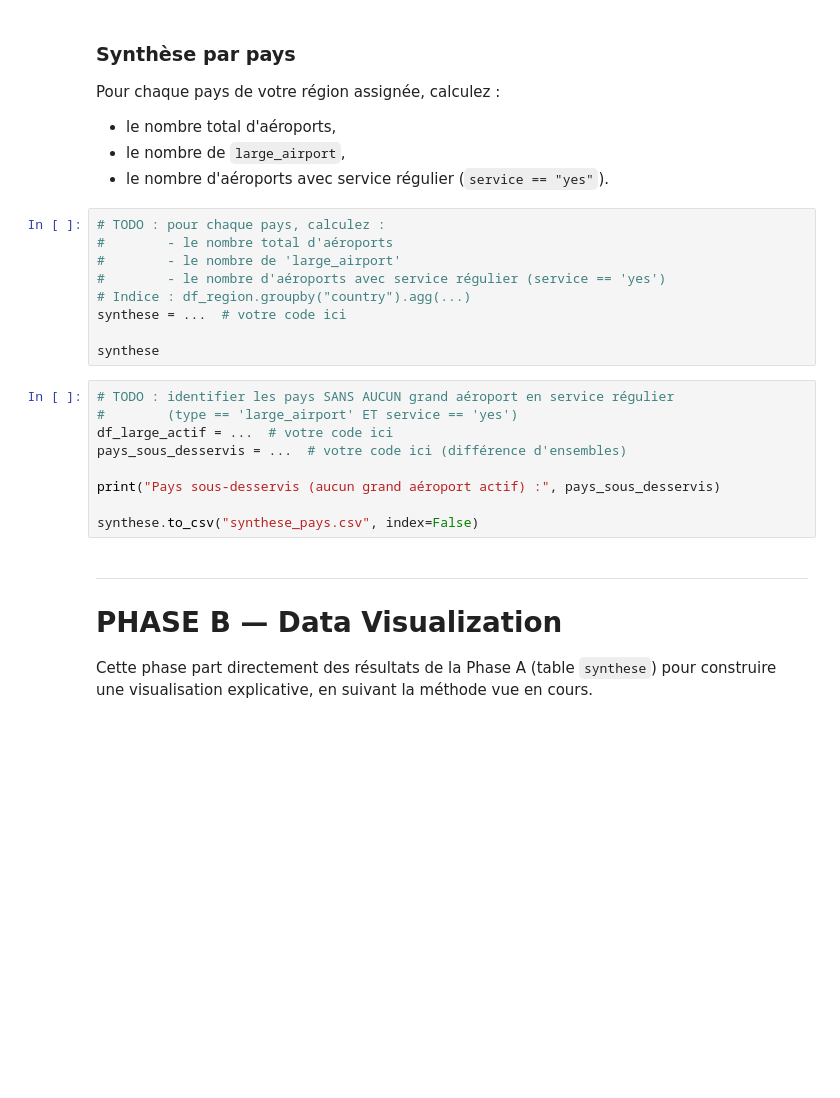
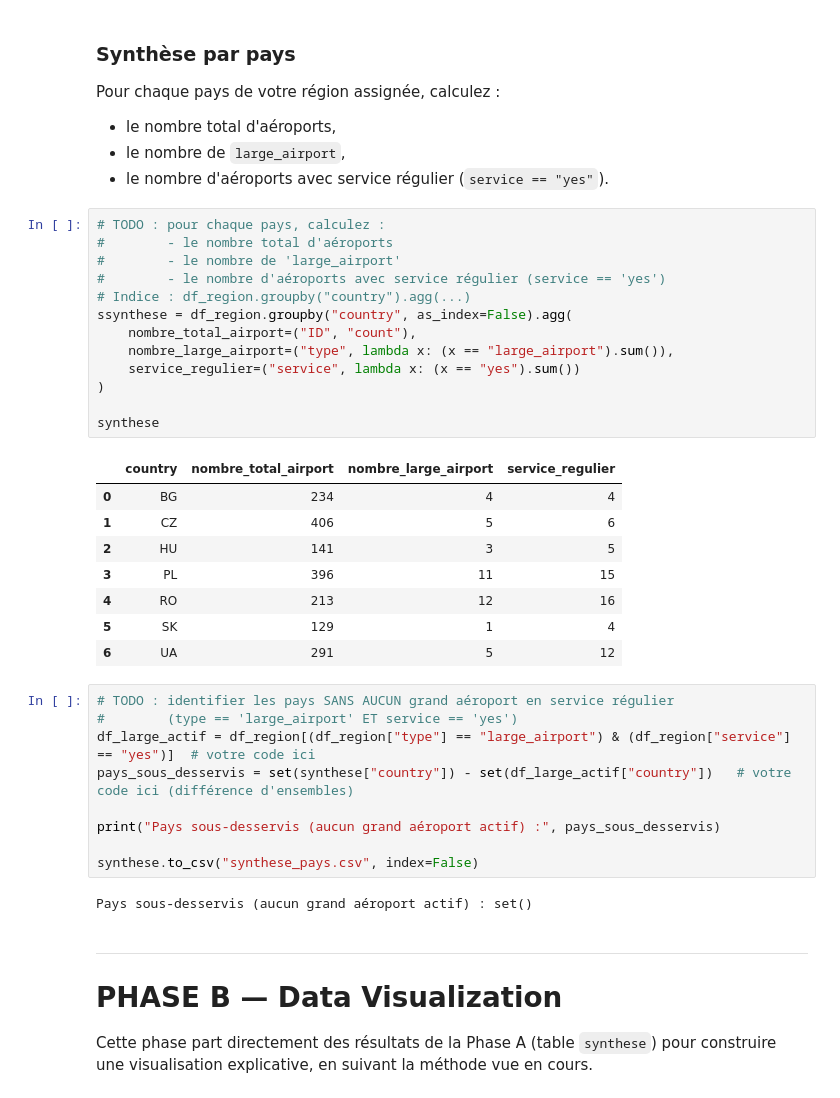
Before and after one commit to ouedraogoahmed210-dev/mini_projet_data_dataviz_partie1, a Jupyter notebook: mini_projet_data_dataviz_partie1.ipynb, the cells around one changed output. Cells and saved outputs as stored; diff of their text form; blank space fills up the shorter version.

```diff
--- a/mini_projet_data_dataviz_partie1.ipynb
+++ b/mini_projet_data_dataviz_partie1.ipynb
@@ -161,21 +212,36 @@ Pour chaque pays de votre région assignée, calculez :
 # %%
 # TODO : pour chaque pays, calculez :
 #        - le nombre total d'aéroports
 #        - le nombre de 'large_airport'
 #        - le nombre d'aéroports avec service régulier (service == 'yes')
 # Indice : df_region.groupby("country").agg(...)
-synthese = ...  # votre code ici
+ssynthese = df_region.groupby("country", as_index=False).agg(
+    nombre_total_airport=("ID", "count"),
+    nombre_large_airport=("type", lambda x: (x == "large_airport").sum()),
+    service_regulier=("service", lambda x: (x == "yes").sum())
+)
 
 synthese
+# %% [output]
+|  | country | nombre_total_airport | nombre_large_airport | service_regulier |
+| 0 | BG | 234 | 4 | 4 |
+| 1 | CZ | 406 | 5 | 6 |
+| 2 | HU | 141 | 3 | 5 |
+| 3 | PL | 396 | 11 | 15 |
+| 4 | RO | 213 | 12 | 16 |
+| 5 | SK | 129 | 1 | 4 |
+| 6 | UA | 291 | 5 | 12 |
 # %%
 # TODO : identifier les pays SANS AUCUN grand aéroport en service régulier
 #        (type == 'large_airport' ET service == 'yes')
-df_large_actif = ...  # votre code ici
-pays_sous_desservis = ...  # votre code ici (différence d'ensembles)
+df_large_actif = df_region[(df_region["type"] == "large_airport") & (df_region["service"] == "yes")]  # votre code ici
+pays_sous_desservis = set(synthese["country"]) - set(df_large_actif["country"])   # votre code ici (différence d'ensembles)
 
 print("Pays sous-desservis (aucun grand aéroport actif) :", pays_sous_desservis)
 
 synthese.to_csv("synthese_pays.csv", index=False)
+# %% [output]
+Pays sous-desservis (aucun grand aéroport actif) : set()
 # %% [markdown]
 ---
 # PHASE B — Data Visualization
```
Also changed, not shown: parts of 7 cells of this notebook, 4 other files.
